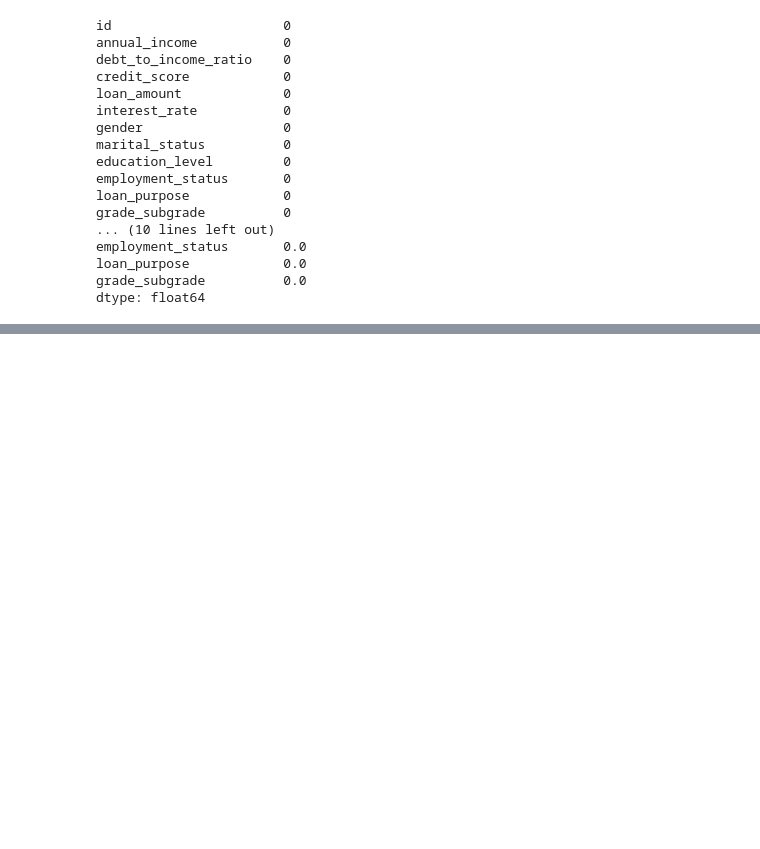
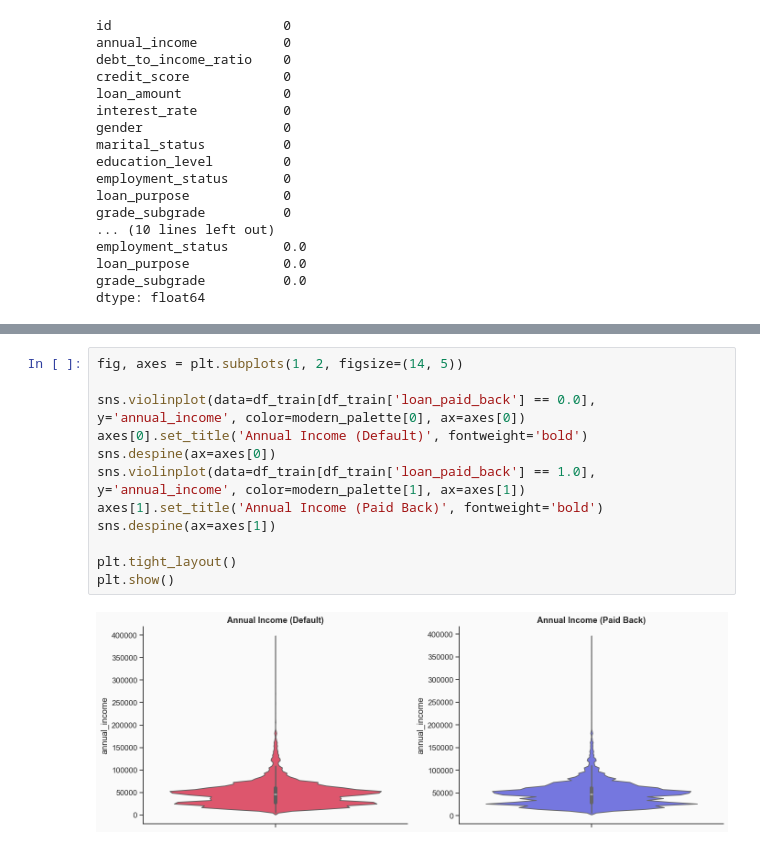
Before and after one commit to Verzol/predicting-loan-payback, a Jupyter notebook: notebooks/01_eda_and_cleaning.ipynb, the cells around one changed output, grey strips where cells are left out. Saved outputs shown, nothing was run; the diff lists cells and outputs as text; blank space fills up the shorter version.

```diff
--- a/notebooks/01_eda_and_cleaning.ipynb
+++ b/notebooks/01_eda_and_cleaning.ipynb
@@ -76,0 +99,14 @@ for i, col in enumerate(cols_to_check, 1):
+# %%
+fig, axes = plt.subplots(1, 2, figsize=(14, 5))
+
+sns.violinplot(data=df_train[df_train['loan_paid_back'] == 0.0], y='annual_income', color=modern_palette[0], ax=axes[0])
+axes[0].set_title('Annual Income (Default)', fontweight='bold')
+sns.despine(ax=axes[0])
+sns.violinplot(data=df_train[df_train['loan_paid_back'] == 1.0], y='annual_income', color=modern_palette[1], ax=axes[1])
+axes[1].set_title('Annual Income (Paid Back)', fontweight='bold')
+sns.despine(ax=axes[1])
+
+plt.tight_layout()
+plt.show()
+# %% [output]
+[figure, added]
```
Also changed, not shown: parts of 8 cells of this notebook, 1 other file.
